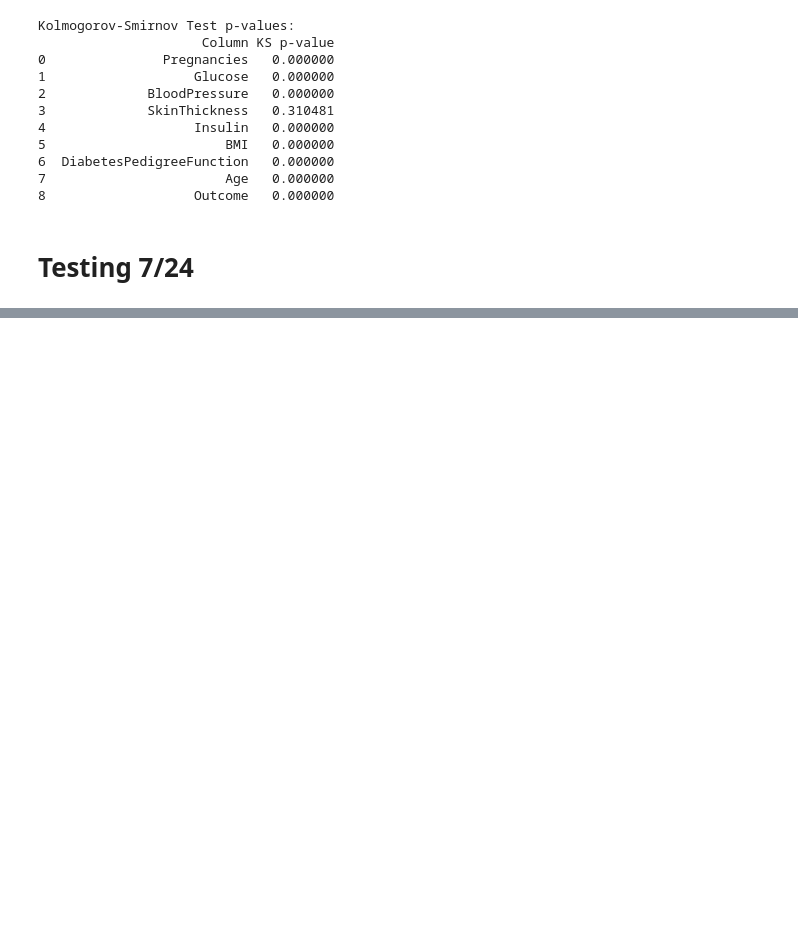
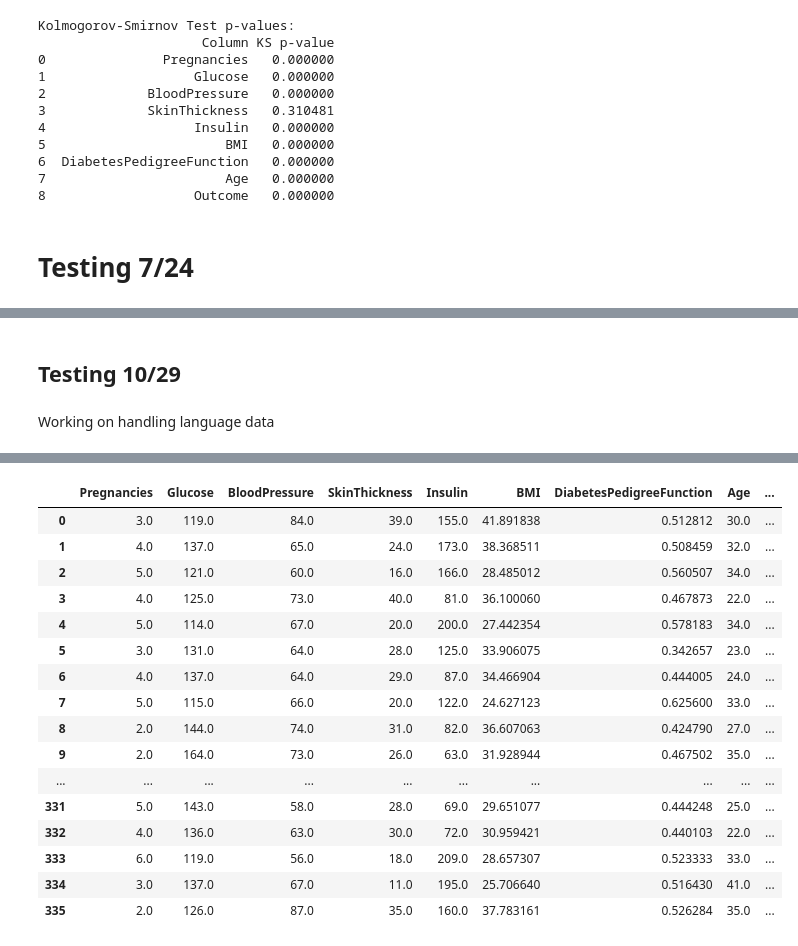
Before and after one commit to Chuchoruto/synth, a Jupyter notebook: testing.ipynb, the cells around one changed output, grey strips where cells are left out. Cells and saved outputs as stored; diff of their text form; code cells hidden in the pictures; blank space fills up the shorter version.

Commit message:
changes made to get ready for language data

```diff
--- a/testing.ipynb
+++ b/testing.ipynb
@@ -1299,0 +1284,61 @@ Kolmogorov-Smirnov Test p-values:
+# %% [markdown]
+## Testing 10/29
+# %% [markdown]
+Working on handling language data
+# %%
+import pandas as pd
+from IPython.display import HTML
+
+
+
+# Function to render a scrollable DataFrame
+def display_scrollable_dataframe(df, max_height=400):
+    """
+    Display a scrollable pandas DataFrame in a Jupyter Notebook.
+
+    Parameters:
+    df (pd.DataFrame): The DataFrame to display.
+    max_height (int): The maximum height of the scrollable area in pixels.
+    """
+    style = f"""
+    <style>
+    .scrollable-dataframe {{
+        max-height: {max_height}px;
+        overflow-y: scroll;
+        display: inline-block;
+    }}
+    </style>
+    """
+
+    html = df.to_html(classes='scrollable-dataframe')
+    display(HTML(style + html))
+
+
+
+# Import necessary modules
+import pandas as pd
+from model import Model
+
+# Define the path to the CSV file and the number of samples to generate
+##csv_path = 'bbc_text_cls.csv'
+csv_path = 'diabetes.csv'
+num_samples = 336
+
+# Instantiate the Model class
+model = Model(csv_path, num_samples)
+
+# Display the first few rows of the original dataset
+# print("\nOriginal Data")
+# display_scrollable_dataframe(model.original_set)
+
+# Display the first few rows of the generated synthetic data
+print("\nSelected Synthetic Data:")
+display_scrollable_dataframe(model.selected_synthetic_data)
+
+#print("\nNondiscriminatory Data")
+#display_scrollable_dataframe(model.nondiscriminatory_data)
+
+# Display the KS test p-values
+print("\nKolmogorov-Smirnov Test p-values:")
+print(model.p_values_df)
+# %% [output]
@@ -1299,0 +1355,17 @@ Kolmogorov-Smirnov Test p-values:
+|  | Pregnancies | Glucose | BloodPressure | SkinThickness | Insulin | BMI | DiabetesPedigreeFunction | Age | ... |
+| 0 | 3.0 | 119.0 | 84.0 | 39.0 | 155.0 | 41.891838 | 0.512812 | 30.0 | ... |
+| 1 | 4.0 | 137.0 | 65.0 | 24.0 | 173.0 | 38.368511 | 0.508459 | 32.0 | ... |
+| 2 | 5.0 | 121.0 | 60.0 | 16.0 | 166.0 | 28.485012 | 0.560507 | 34.0 | ... |
+| 3 | 4.0 | 125.0 | 73.0 | 40.0 | 81.0 | 36.100060 | 0.467873 | 22.0 | ... |
+| 4 | 5.0 | 114.0 | 67.0 | 20.0 | 200.0 | 27.442354 | 0.578183 | 34.0 | ... |
+| 5 | 3.0 | 131.0 | 64.0 | 28.0 | 125.0 | 33.906075 | 0.342657 | 23.0 | ... |
+| 6 | 4.0 | 137.0 | 64.0 | 29.0 | 87.0 | 34.466904 | 0.444005 | 24.0 | ... |
+| 7 | 5.0 | 115.0 | 66.0 | 20.0 | 122.0 | 24.627123 | 0.625600 | 33.0 | ... |
+| 8 | 2.0 | 144.0 | 74.0 | 31.0 | 82.0 | 36.607063 | 0.424790 | 27.0 | ... |
+| 9 | 2.0 | 164.0 | 73.0 | 26.0 | 63.0 | 31.928944 | 0.467502 | 35.0 | ... |
+| ... | ... | ... | ... | ... | ... | ... | ... | ... | ... |
+| 331 | 5.0 | 143.0 | 58.0 | 28.0 | 69.0 | 29.651077 | 0.444248 | 25.0 | ... |
+| 332 | 4.0 | 136.0 | 63.0 | 30.0 | 72.0 | 30.959421 | 0.440103 | 22.0 | ... |
+| 333 | 6.0 | 119.0 | 56.0 | 18.0 | 209.0 | 28.657307 | 0.523333 | 33.0 | ... |
+| 334 | 3.0 | 137.0 | 67.0 | 11.0 | 195.0 | 25.706640 | 0.516430 | 41.0 | ... |
+| 335 | 2.0 | 126.0 | 87.0 | 35.0 | 160.0 | 37.783161 | 0.526284 | 35.0 | ... |
```
Also changed, not shown: parts of 4 cells of this notebook, 4 other files.
